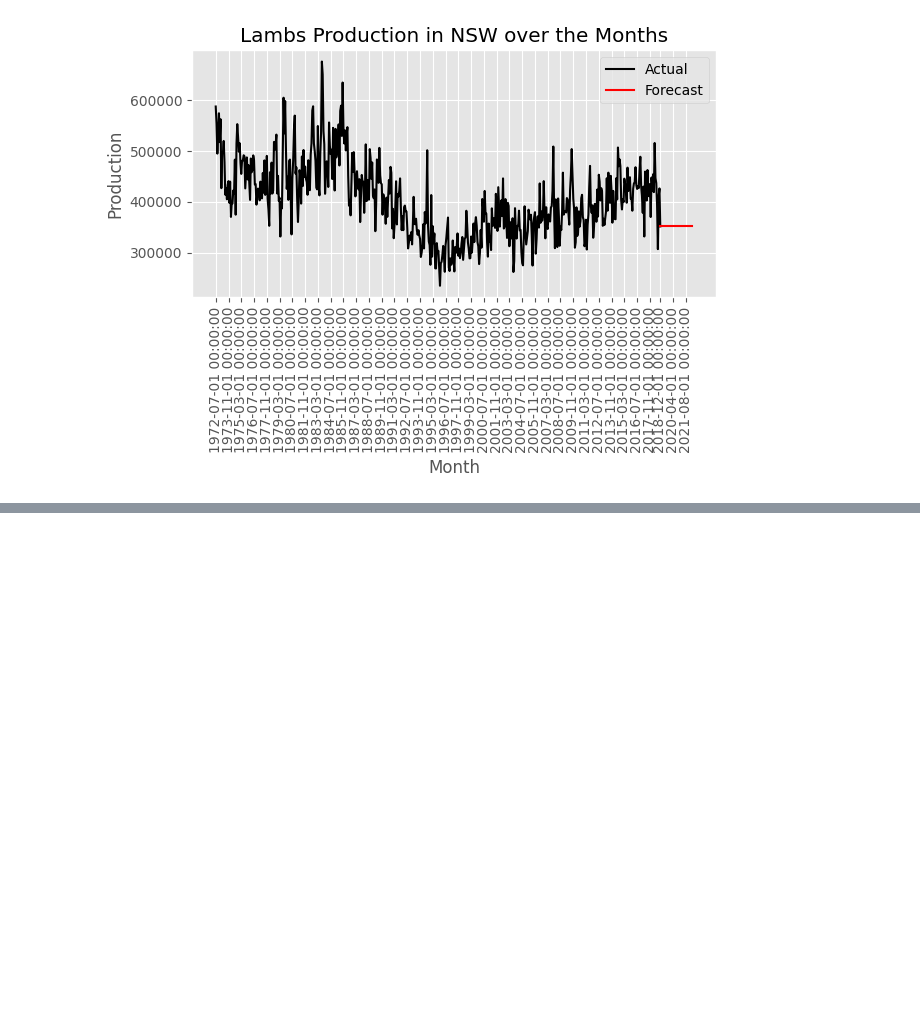
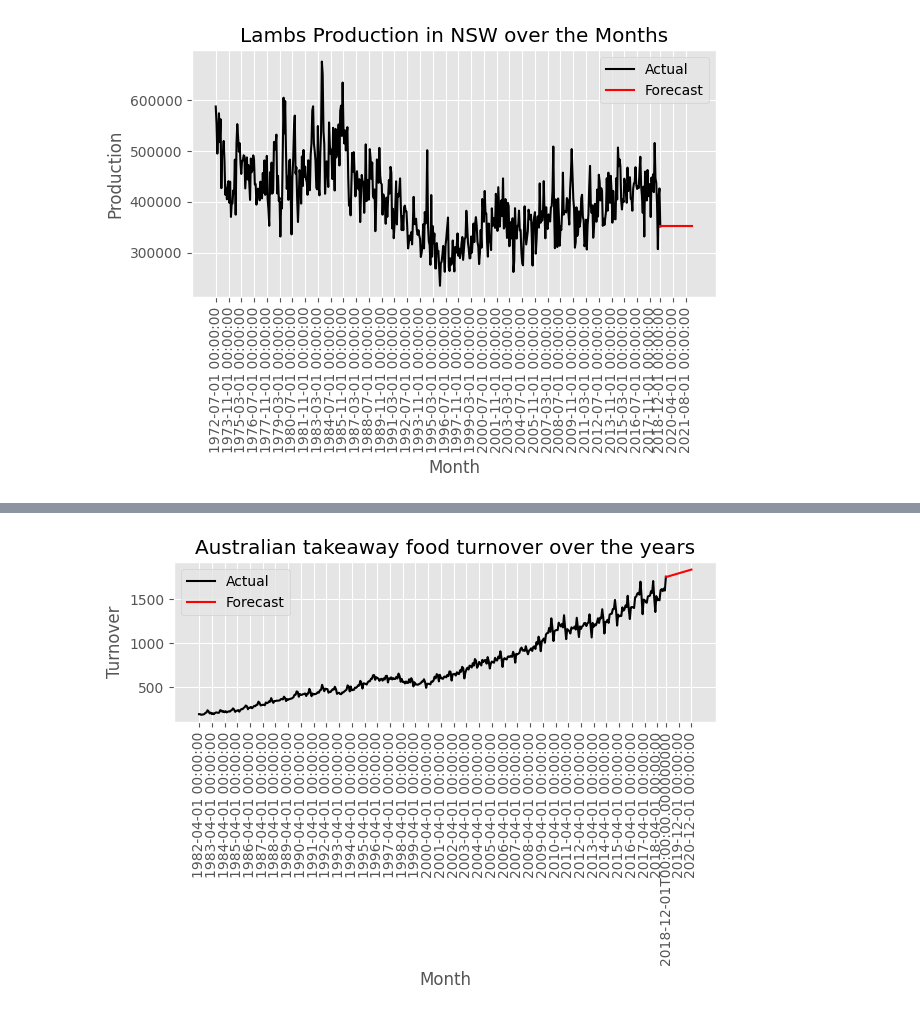
Before and after one commit to shivkatira/fpppy-exercise-solution, a Jupyter notebook: ch5.ipynb, the cells around one changed output, grey strips where cells are left out. Cells and saved outputs as stored; diff of their text form; code cells hidden in the pictures; blank space fills up the shorter version.

```diff
--- a/ch5.ipynb
+++ b/ch5.ipynb
@@ -165,0 +205,24 @@ plt.show()
+# %%
+pred_ds = [aus_takeaway['ds'].values[-1]]
+pred_y = [aus_takeaway['y'].values[-1]]
+
+for h in range(24):
+    pred_ds.append(pred_ds[-1] + pd.tseries.offsets.MonthEnd() + timedelta(days=1))
+    pred_y.append(random_walk_with_drift(aus_takeaway['y'].values, h))
+# %%
+fig = plt.figure()
+ax = fig.gca()
+
+ax.plot(aus_takeaway['ds'], aus_takeaway['y'], c='k', label='Actual')
+ax.plot(pred_ds, pred_y, c='r', label='Forecast')
+
+ax.set_xticks(list(aus_takeaway['ds'][::12])+pred_ds[::12], list(aus_takeaway['ds'][::12])+pred_ds[::12], rotation=90)
+ax.set_xlabel("Month")
+ax.set_ylabel("Turnover")
+ax.legend()
+ax.set_title("Australian takeaway food turnover over the years")
+
+plt.tight_layout()
+plt.show()
+# %% [output]
+[figure, added]
```
Also changed, not shown: parts of 45 cells of this notebook.
